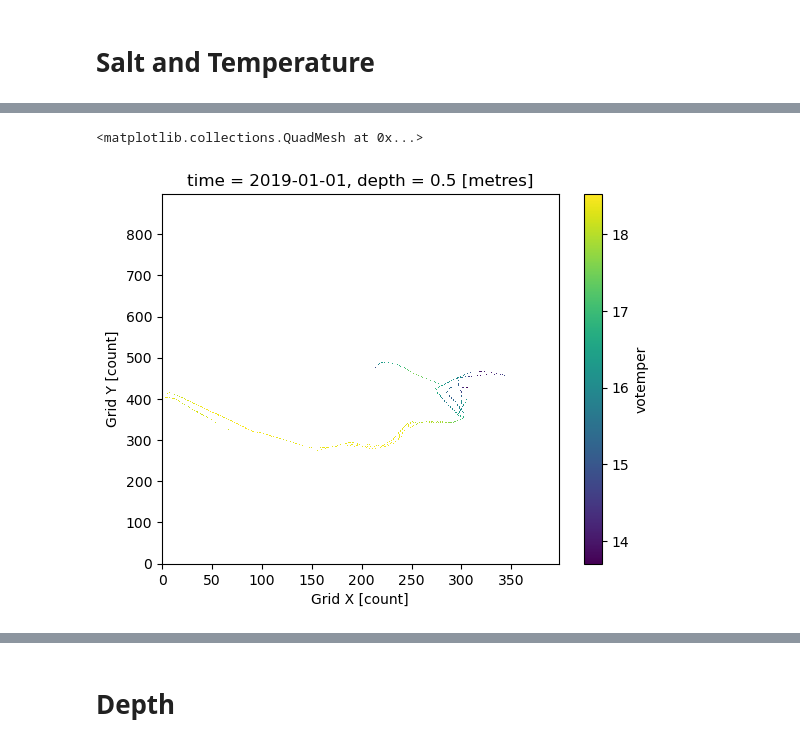
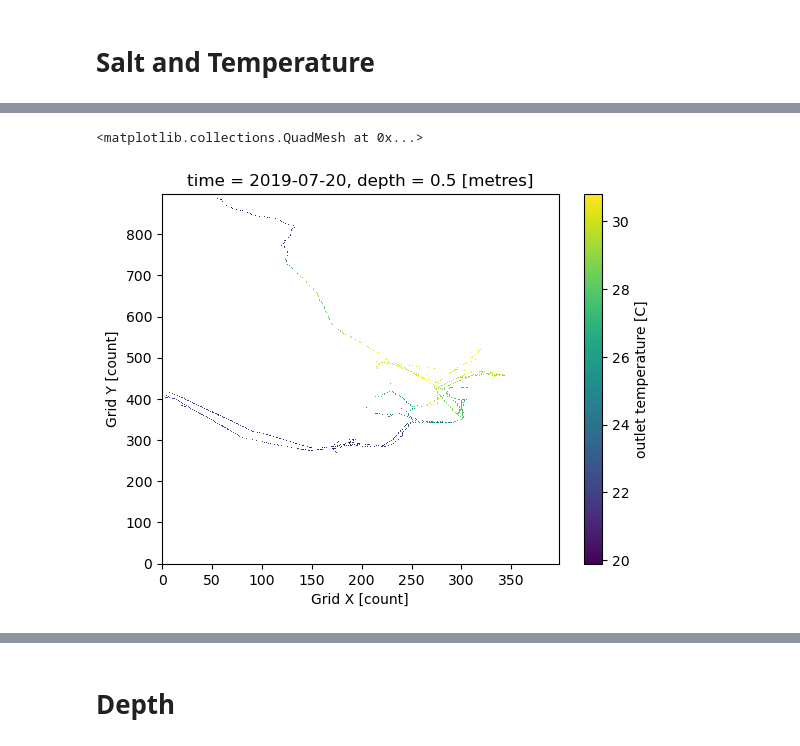
Before and after one commit to SalishSeaCast/analysis-cassidy, a Jupyter notebook: notebooks/dfo-cd/scrubber_data_add_saltemp.ipynb, the cells around one changed output, grey strips where cells are left out. Cells and saved outputs as stored; diff of their text form; code cells hidden in the pictures.

```diff
--- a/notebooks/dfo-cd/scrubber_data_add_saltemp.ipynb
+++ b/notebooks/dfo-cd/scrubber_data_add_saltemp.ipynb
@@ -164,2 +170,3 @@ ww_fresh1, phys_squeezed = xr.align(ww_fresh, phys_squeezed, join='exact')
 # %%
-ww_fresh_hot = xr.merge([phys_squeezed, ww_fresh])
+ww_fresh_hot = xr.merge([phys_sq_hot, ww_fresh])
+ww_fresh_hot = ww_fresh_hot.rename_vars({'votemper': 'temp_out', 'vosaline': 'sal_out'})  ## rename the variables
@@ -166,4 +195,4 @@ ww_fresh_hot = xr.merge([phys_squeezed, ww_fresh])
 # %%
-mask = ww_fresh_hot["washwater"].notnull()
+mask = ww_fresh_hot["washwater_mass"].notnull()
 mask
 # %% [output]
@@ -185,5 +214,5 @@ array([[[False, False, False, ..., False, False, False],
   * gridY    (gridY) int64 0 1 2 3 4 5 6 7 8 ... 890 891 892 893 894 895 896 897
   * gridX    (gridX) int64 0 1 2 3 4 5 6 7 8 ... 390 391 392 393 394 395 396 397
 # %%
-ww_fresh_hot["votemper"] = ww_fresh_hot["votemper"].where(mask)
-ww_fresh_hot["vosaline"] = ww_fresh_hot["vosaline"].where(mask)
+ww_fresh_hot["temp_out"] = ww_fresh_hot["temp_out"].where(mask)  ## set temp and sal to nan where no washwater vals
+ww_fresh_hot["sal_out"] = ww_fresh_hot["sal_out"].where(mask)
@@ -207,9 +219,9 @@ Attributes:
 # %%
-ww_fresh_hot["votemper"] = ww_fresh_hot["votemper"].where(tmask_use)
-ww_fresh_hot["vosaline"] = ww_fresh_hot["vosaline"].where(tmask_use)
-ww_fresh_hot["washwater"] = ww_fresh_hot["washwater"].where(tmask_use)
+ww_fresh_hot["temp_out"] = ww_fresh_hot["temp_out"].where(tmask_use)  ## set temp, sal, washwater to nan where model land
+ww_fresh_hot["sal_out"] = ww_fresh_hot["sal_out"].where(tmask_use)
+ww_fresh_hot["washwater_mass"] = ww_fresh_hot["washwater_mass"].where(tmask_use)
 # %%
-ww_fresh_hot.isel(time=0)['votemper'].plot()
+ww_fresh_hot.isel(time=200)['temp_out'].plot()
 # %% [output]
 <matplotlib.collections.QuadMesh at 0x...>
-[figure, old version]
+[figure, new version]
```
Also changed, not shown: parts of 21 cells of this notebook.
